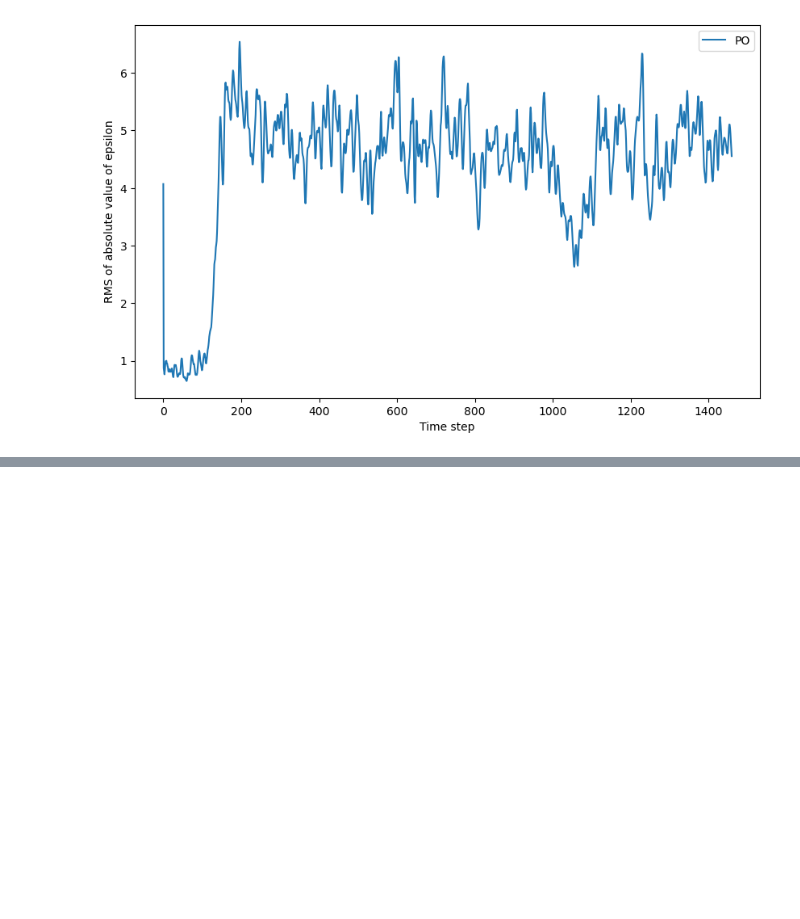
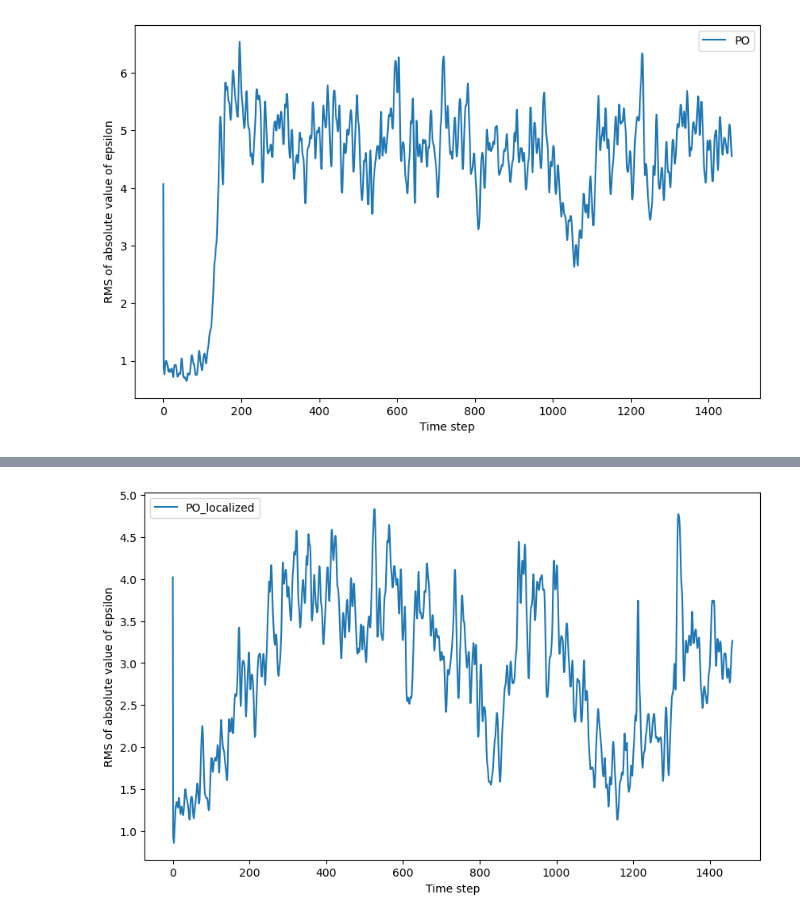
Before and after one commit to gallardo0825/Data_assimilation_A, a Jupyter notebook: final.ipynb, the cells around one changed output, grey strips where cells are left out. Saved outputs shown, nothing was run; the diff lists cells and outputs as text; code cells hidden in the pictures; blank space fills up the shorter version.

```diff
--- a/final.ipynb
+++ b/final.ipynb
@@ -223,0 +232,12 @@ plt.show()
+# %%
+pol = POl()
+pol_1, pol_2 = pol.run_simulation()
+ls = range(len(pol_2))
+plt.figure(figsize=(10, 6))
+plt.xlabel('Time step')
+plt.ylabel('RMS of absolute value of epsilon')
+plt.plot(ls, pol_2, label="PO_localized")
+plt.legend()
+plt.show()
+# %% [output]
+[figure, added]
```
Also changed, not shown: parts of 8 cells of this notebook.
